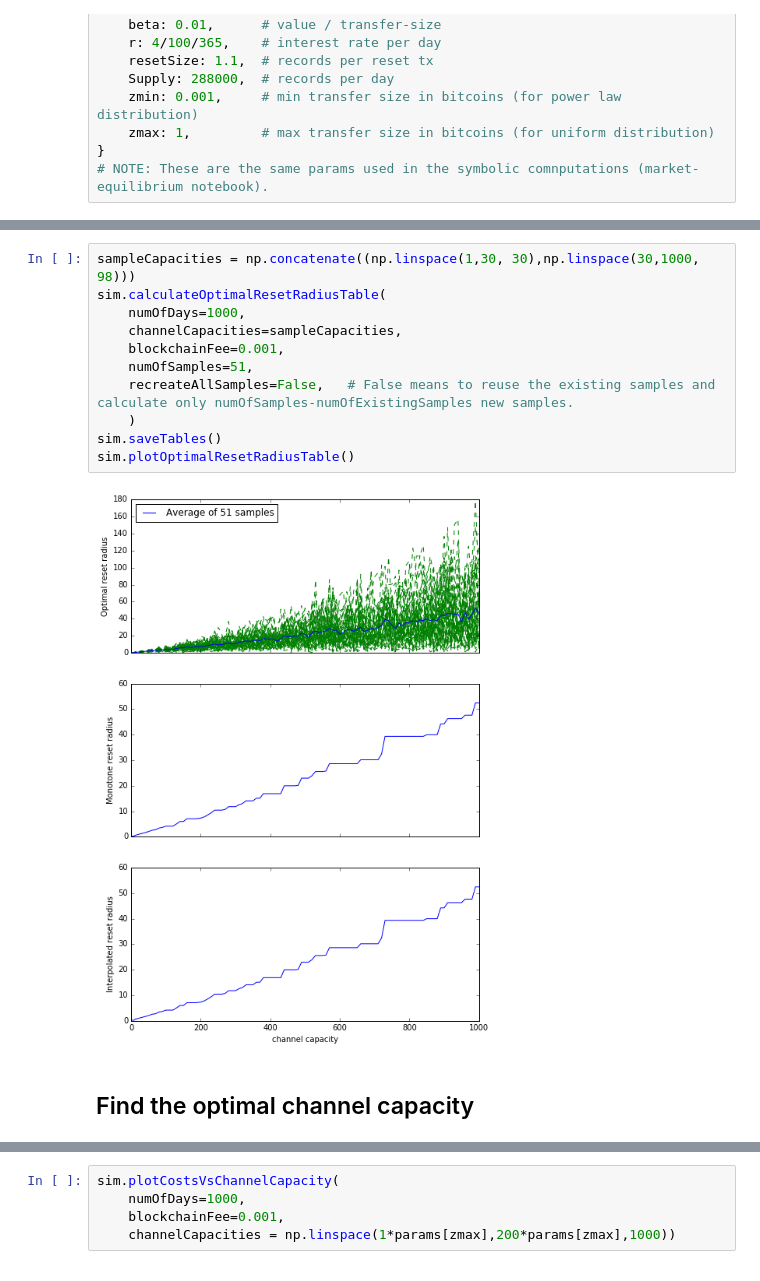
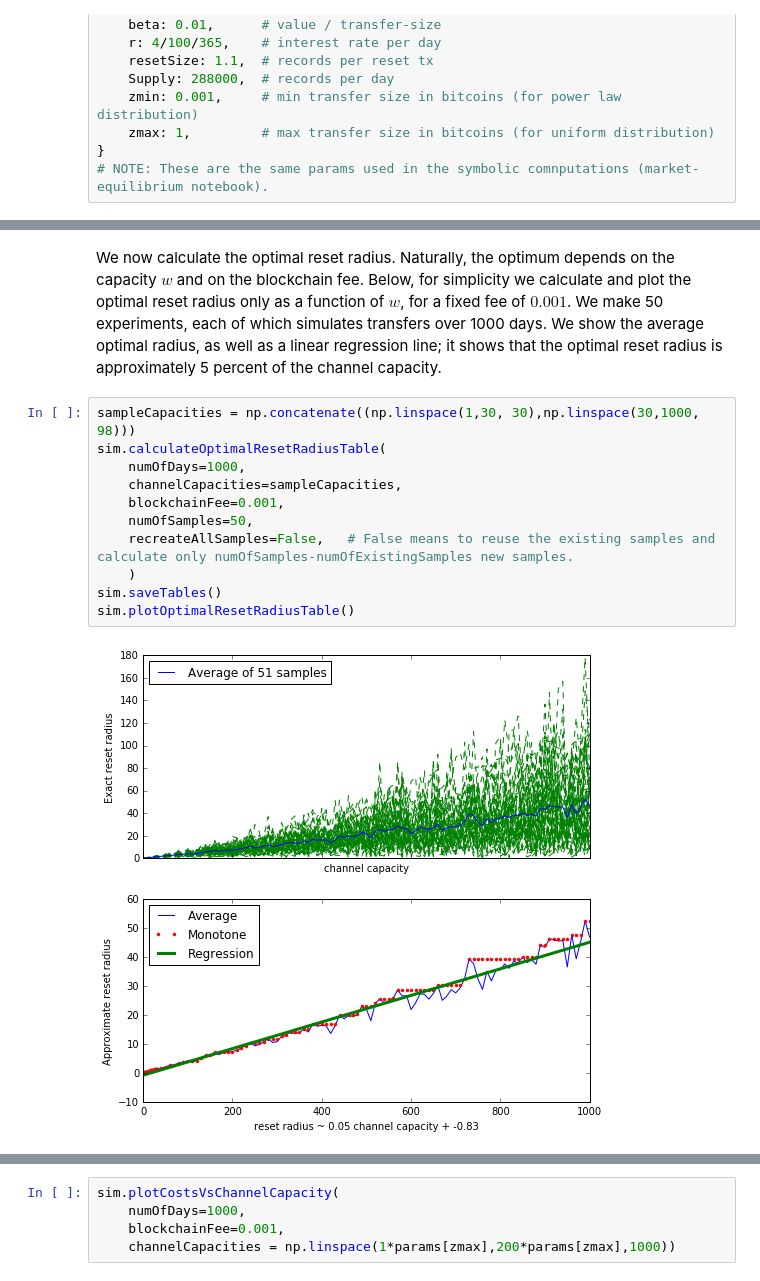
Before and after one commit to erelsgl/bitcoin-simulations, a Jupyter notebook: market-equilibrium-simulation-powerlaw-symmetric.ipynb, the cells around one changed output, grey strips where cells are left out. Cells and saved outputs as stored; diff of their text form.

```diff
--- a/market-equilibrium-simulation-powerlaw-symmetric.ipynb
+++ b/market-equilibrium-simulation-powerlaw-symmetric.ipynb
@@ -54,15 +72,15 @@ sim.plotBlockchainHitsVsResetRadiuses(
+# %% [markdown]
+We now calculate the optimal reset radius. Naturally, the optimum depends on the capacity $w$ and on the blockchain fee. Below, for simplicity we calculate and plot the optimal reset radius only as a function of $w$, for a fixed fee of $0.001$. We make 50 experiments, each of which simulates transfers over 1000 days. We show the average optimal radius, as well as a linear regression line; it shows that the optimal reset radius is approximately 5 percent of the channel capacity.
 # %%
 sampleCapacities = np.concatenate((np.linspace(1,30, 30),np.linspace(30,1000, 98)))
 sim.calculateOptimalResetRadiusTable(
     numOfDays=1000,
     channelCapacities=sampleCapacities,
     blockchainFee=0.001,
-    numOfSamples=51,
+    numOfSamples=50,
     recreateAllSamples=False,   # False means to reuse the existing samples and calculate only numOfSamples-numOfExistingSamples new samples.
     )
 sim.saveTables()
 sim.plotOptimalResetRadiusTable()
 # %% [output]
-[figure, old version]
+[figure, new version]
-# %% [markdown]
-## Find the optimal channel capacity
```
Also changed, not shown: parts of 21 cells of this notebook, 14 other files.
